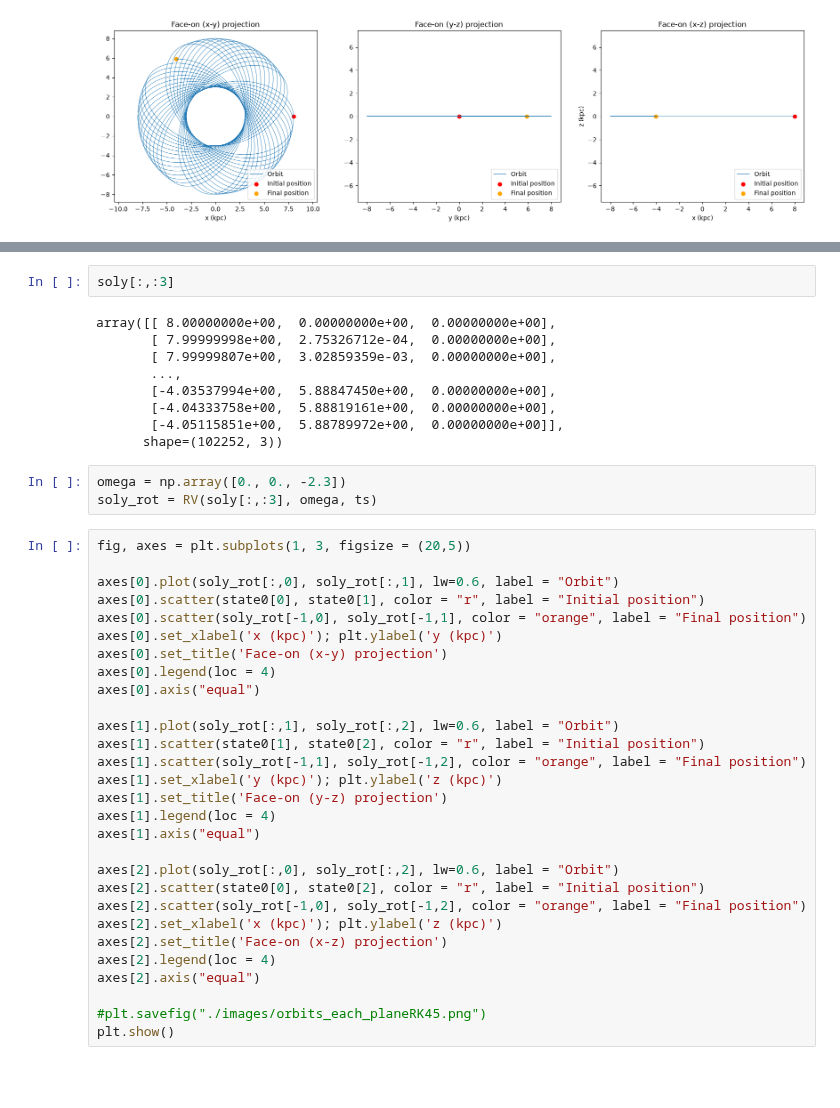
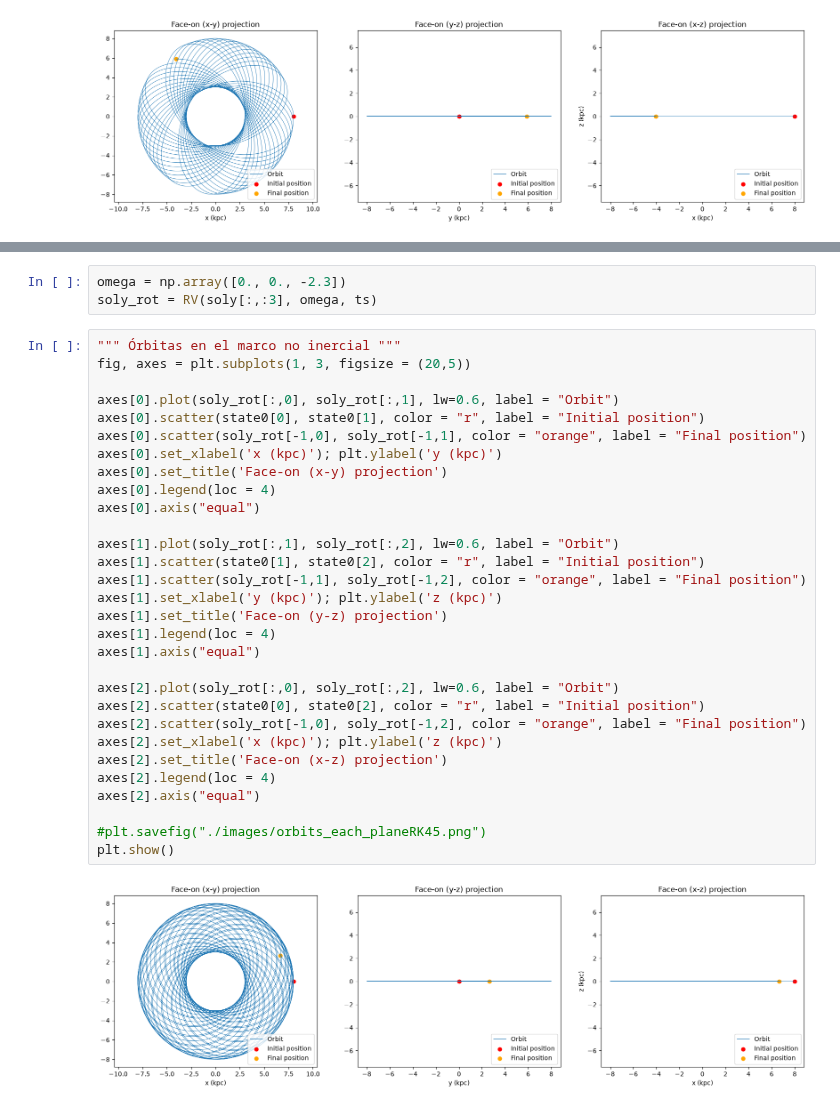
Before and after one commit to emmdaz/tesis-codes, a Jupyter notebook: orbits-integration/RotationMatrix.ipynb, the cells around one changed output, grey strips where cells are left out. Cells and saved outputs as stored; diff of their text form; blank space fills up the shorter version.

```diff
--- a/orbits-integration/RotationMatrix.ipynb
+++ b/orbits-integration/RotationMatrix.ipynb
@@ -329,43 +328,35 @@ print(error_lz)
-# %%
-soly[:,:3]
-# %% [output]
-array([[ 8.00000000e+00,  0.00000000e+00,  0.00000000e+00],
-       [ 7.99999998e+00,  2.75326712e-04,  0.00000000e+00],
-       [ 7.99999807e+00,  3.02859359e-03,  0.00000000e+00],
-       ...,
-       [-4.03537994e+00,  5.88847450e+00,  0.00000000e+00],
-       [-4.04333758e+00,  5.88819161e+00,  0.00000000e+00],
-       [-4.05115851e+00,  5.88789972e+00,  0.00000000e+00]],
-      shape=(102252, 3))
 # %%
 omega = np.array([0., 0., -2.3])
 soly_rot = RV(soly[:,:3], omega, ts)
 # %%
+""" Órbitas en el marco no inercial """
 fig, axes = plt.subplots(1, 3, figsize = (20,5))
 
 axes[0].plot(soly_rot[:,0], soly_rot[:,1], lw=0.6, label = "Orbit")
 axes[0].scatter(state0[0], state0[1], color = "r", label = "Initial position")
 axes[0].scatter(soly_rot[-1,0], soly_rot[-1,1], color = "orange", label = "Final position")
 axes[0].set_xlabel('x (kpc)'); plt.ylabel('y (kpc)')
 axes[0].set_title('Face-on (x-y) projection')
 axes[0].legend(loc = 4)
 axes[0].axis("equal")
 
 axes[1].plot(soly_rot[:,1], soly_rot[:,2], lw=0.6, label = "Orbit")
 axes[1].scatter(state0[1], state0[2], color = "r", label = "Initial position")
 axes[1].scatter(soly_rot[-1,1], soly_rot[-1,2], color = "orange", label = "Final position")
 axes[1].set_xlabel('y (kpc)'); plt.ylabel('z (kpc)')
 axes[1].set_title('Face-on (y-z) projection')
 axes[1].legend(loc = 4)
 axes[1].axis("equal")
 
 axes[2].plot(soly_rot[:,0], soly_rot[:,2], lw=0.6, label = "Orbit")
 axes[2].scatter(state0[0], state0[2], color = "r", label = "Initial position")
 axes[2].scatter(soly_rot[-1,0], soly_rot[-1,2], color = "orange", label = "Final position")
 axes[2].set_xlabel('x (kpc)'); plt.ylabel('z (kpc)')
 axes[2].set_title('Face-on (x-z) projection')
 axes[2].legend(loc = 4)
 axes[2].axis("equal")
 
 #plt.savefig("./images/orbits_each_planeRK45.png")
 plt.show()
+# %% [output]
+[figure, added]
```
Also changed, not shown: parts of 5 cells of this notebook, 3 other files.
